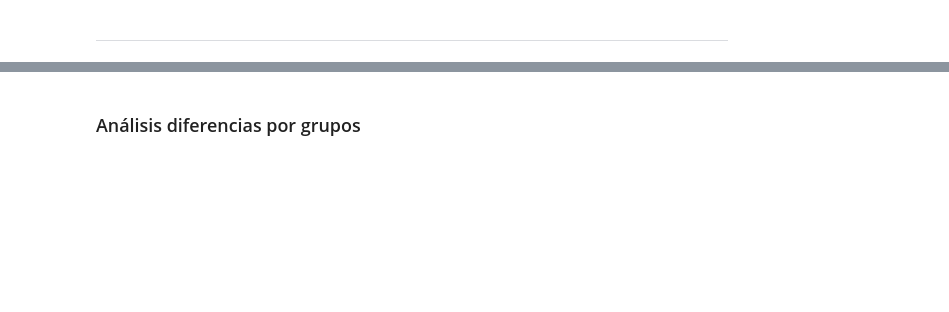
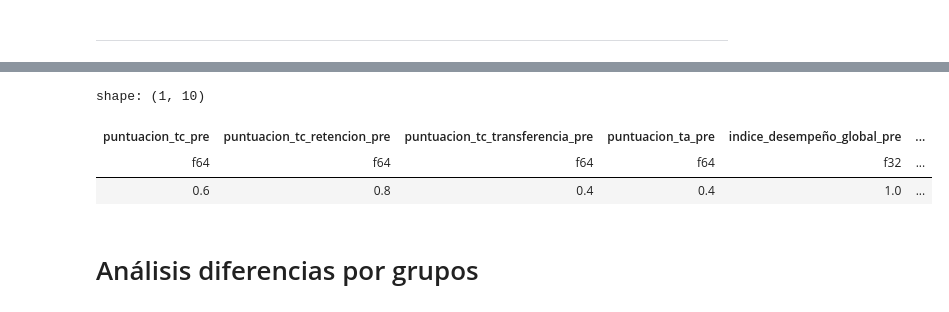
Before and after one commit to IBiDat/va-educational-impact, a Jupyter notebook: src/notebooks/forms/process_forms_data.ipynb, the cells around one changed output, grey strips where cells are left out. Drawn from its saved outputs; the diff is of its cells as text; code cells hidden in the pictures; blank space fills up the shorter version.

Commit message:
Análisis estructurado de los resultados de los cuestionarios

```diff
--- a/src/notebooks/forms/process_forms_data.ipynb
+++ b/src/notebooks/forms/process_forms_data.ipynb
@@ -237,5 +102,28 @@ shape: (64, 34)
 #processed_data['processed_respuestas_forms_pre_RamiroMaeztu_20260218.csv']
 # %%
 #processed_data['processed_respuestas_forms_post_RamiroMaeztu_20260218.csv']
+# %%
+df_post = processed_data['processed_respuestas_forms_post.csv']
+df_pre = processed_data['processed_respuestas_forms_pre.csv']
+# %%
+# 1. Renombrar pre/post
+cols_protegidas = ['id', 'centro']
+df_pre_suf = df_pre.rename({col: f"{col}_pre" for col in df_pre.columns if col not in cols_protegidas})
+df_post_suf = df_post.rename({col: f"{col}_post" for col in df_post.columns if col not in cols_protegidas})
+
+# 2. Cruzar pre/post
+df_cruzado = df_pre_suf.join(df_post_suf, on='id', how='inner')
+
+# 3. Unir con la tabla de grupos
+df_grupos = (
+    pl.read_csv(os.path.join(hashes_dir, "hashes_groups.csv"), separator=";")
+    .select(["id", "grupo"])
+)
+
+df_cruzado = df_cruzado.join(
+    df_grupos,
+    on="id",
+    how="left"
+)
 # %% [markdown]
 ---
@@ -353,2 +267,15 @@ respuestas_forms_pre.csv
+# %%
+df_diferencias = df_cruzado.filter(pl.col("id") == "JoseGarciaNieto-wob")
+df_diferencias.select([
+    "puntuacion_tc_pre", "puntuacion_tc_retencion_pre", "puntuacion_tc_transferencia_pre",
+    "puntuacion_ta_pre", "indice_desempeño_global_pre",
+    "puntuacion_tc_post", "puntuacion_tc_retencion_post", "puntuacion_tc_transferencia_post",
+    "puntuacion_ta_post", "indice_desempeño_global_post"
+])
+# %% [output]
+shape: (1, 10)
+| puntuacion_tc_pre | puntuacion_tc_retencion_pre | puntuacion_tc_transferencia_pre | puntuacion_ta_pre | indice_desempeño_global_pre | ... |
+| f64 | f64 | f64 | f64 | f32 | ... |
+| 0.6 | 0.8 | 0.4 | 0.4 | 1.0 | ... |
 # %% [markdown]
-### Análisis diferencias por grupos
+# Análisis diferencias por grupos
```
Also changed, not shown: parts of 32 cells of this notebook, 3 other files.
